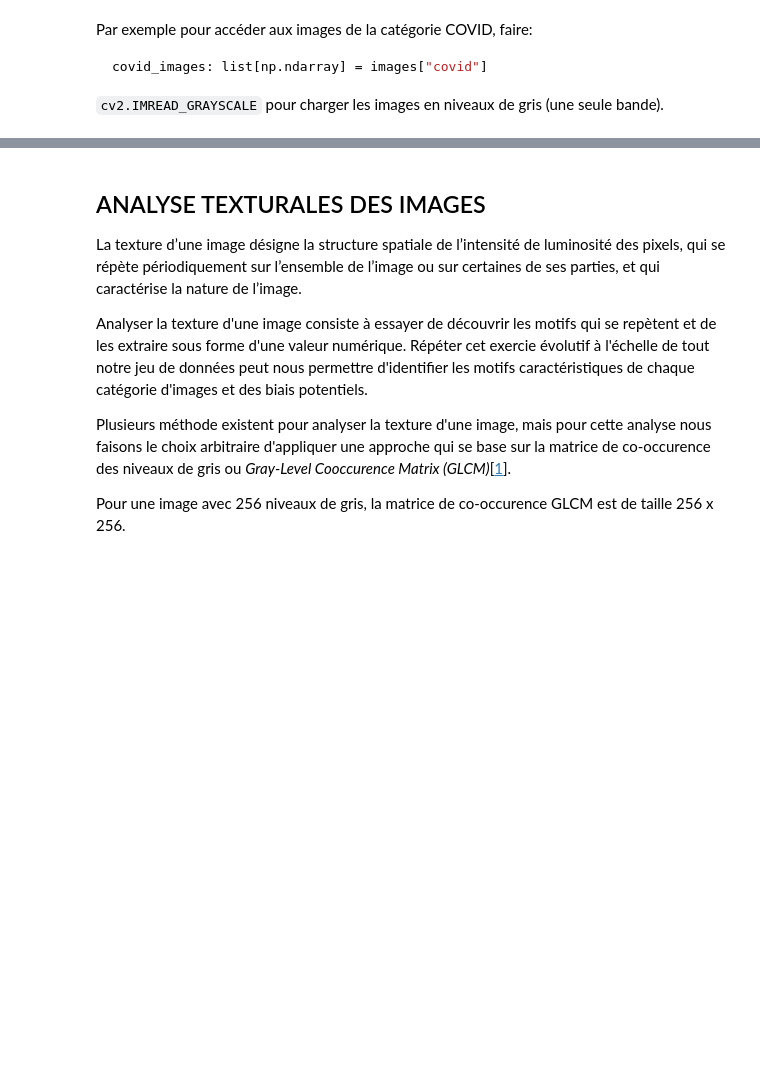
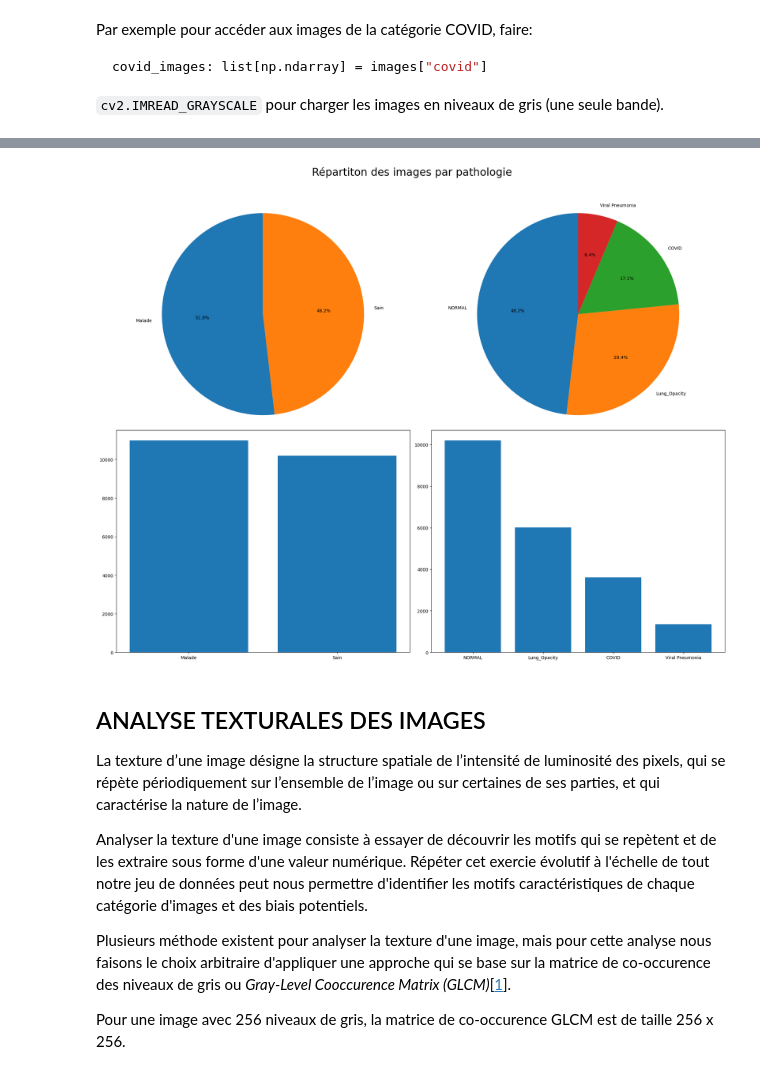
Before and after one commit to CedrickArmel/sep25_alt1_mle_ds_covid1, a Jupyter notebook: notebooks/1_0_eda_radiography.ipynb, the cells around one changed output, grey strips where cells are left out. Drawn from its saved outputs; the diff is of its cells as text; code cells hidden in the pictures; blank space fills up the shorter version.

```diff
--- a/notebooks/1_0_eda_radiography.ipynb
+++ b/notebooks/1_0_eda_radiography.ipynb
@@ -80,3 +124,26 @@ metadata.head()
+# %%
+metadata["health_status"] = metadata.file_name.apply(lambda x: x.split("-")[0])
+metadata["is_healthy"] = metadata.file_name.apply(
+    lambda x: "Sain" if "normal" in x.lower() else "Malade"
+)
+# %%
+hs_counts = metadata.health_status.value_counts()
+ih_counts = metadata.is_healthy.value_counts()
+
+fig, axes = plt.subplots(2, 2, figsize=(20, 16))
+axes = axes.flatten()
+axes[0].pie(ih_counts.values, labels=ih_counts.index, autopct="%1.1f%%", startangle=90)
+axes[0].axis("equal")
+axes[2].bar(height=ih_counts.values, x=ih_counts.index)
+
+axes[1].pie(hs_counts.values, labels=hs_counts.index, autopct="%1.1f%%", startangle=90)
+axes[1].axis("equal")
+axes[3].bar(height=hs_counts.values, x=hs_counts.index)
+fig.suptitle("Répartiton des images par pathologie", fontsize=24)
+plt.tight_layout(rect=[0, 0, 1, 0.95])
+plt.show()
+# %% [output]
+[figure, added]
 # %% [markdown]
 ## ANALYSE TEXTURALES DES IMAGES
 
```
Also changed, not shown: parts of 14 cells of this notebook.
